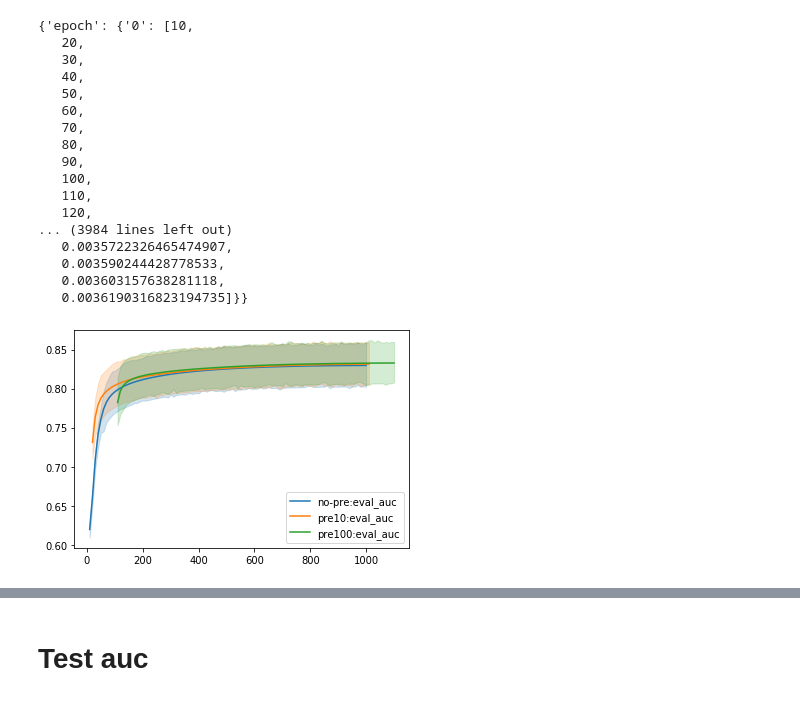
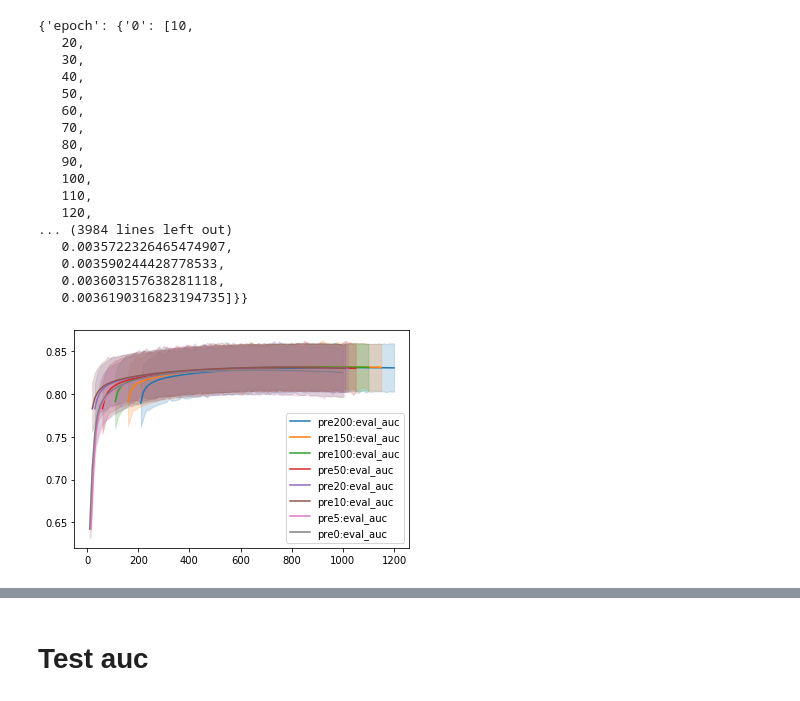
Before and after one commit to qqpann/KnowledgeTracing, a Jupyter notebook: notebook/Analyze_LayerStraitening.ipynb, the cells around one changed output, grey strips where cells are left out. Drawn from its saved outputs; the diff is of its cells as text; code cells hidden in the pictures.

```diff
--- a/notebook/Analyze_LayerStraitening.ipynb
+++ b/notebook/Analyze_LayerStraitening.ipynb
@@ -205,26 +221,27 @@ with open(report_straighten_pre100_path, 'r') as f:
 # %%
-
-
-def show_learning_curve(name, jack_up, idclist_dic, config):
+def show_learning_curve(name, jack_up, idclist_dic, config, idc='eval_auc'):
 #     fig = plt.figure()
 #     ax = fig.add_subplot(111)
 #     x = np.transpose(np.array(list(idclist_dic['epoch'].values())))
     x = idclist_dic['epoch']['0'] * 5
     x = [i+jack_up for i in x]
-#     for k in ['train_loss', 'train_auc', 'eval_loss', 'eval_auc']:
-    for k in ['eval_auc']:
-        y = []
-        for _y in idclist_dic[k].values():
-            y += _y
+    y = []
+    for _y in idclist_dic[idc].values():
+        y += _y
 #         ax.plot(x, y, label=k.replace('_', ' '))
-        sns.lineplot(x=x, y=y, label=name+':'+k)
+    sns.lineplot(x=x, y=y, label=name+':'+idc)
 #     ax.legend()
 #     ax.set_ylim(0., 1.)
 #     plt.savefig(outdir / f'{config.model_name}_lc.png')
-
-show_learning_curve('no-pre', 0, report_no_straighten['indicator'], config)
-show_learning_curve('pre10', 10, report_straighten['indicator'], config)
-show_learning_curve('pre100', 100, report_straighten_pre100['indicator'], config)
-plt.show()
-# %% [output]
-[figure, removed]
+# %%
+show_learning_curve('pre200', 200, report_straighten_pre200['indicator'], config)
+show_learning_curve('pre150', 150, report_straighten_pre100['indicator'], config)
+show_learning_curve('pre100', 100, report_straighten_pre100['indicator'], config)
+show_learning_curve('pre50', 50, report_straighten_pre10['indicator'], config)
+show_learning_curve('pre20', 20, report_straighten_pre10['indicator'], config)
+show_learning_curve('pre10', 10, report_straighten_pre10['indicator'], config)
+show_learning_curve('pre5', 5, report_straighten_pre0['indicator'], config)
+show_learning_curve('pre0', 0, report_straighten_pre0['indicator'], config)
+plt.show()
+# %% [output]
+[figure, added]
```
Also changed, not shown: parts of 12 cells of this notebook, 2 other files.
